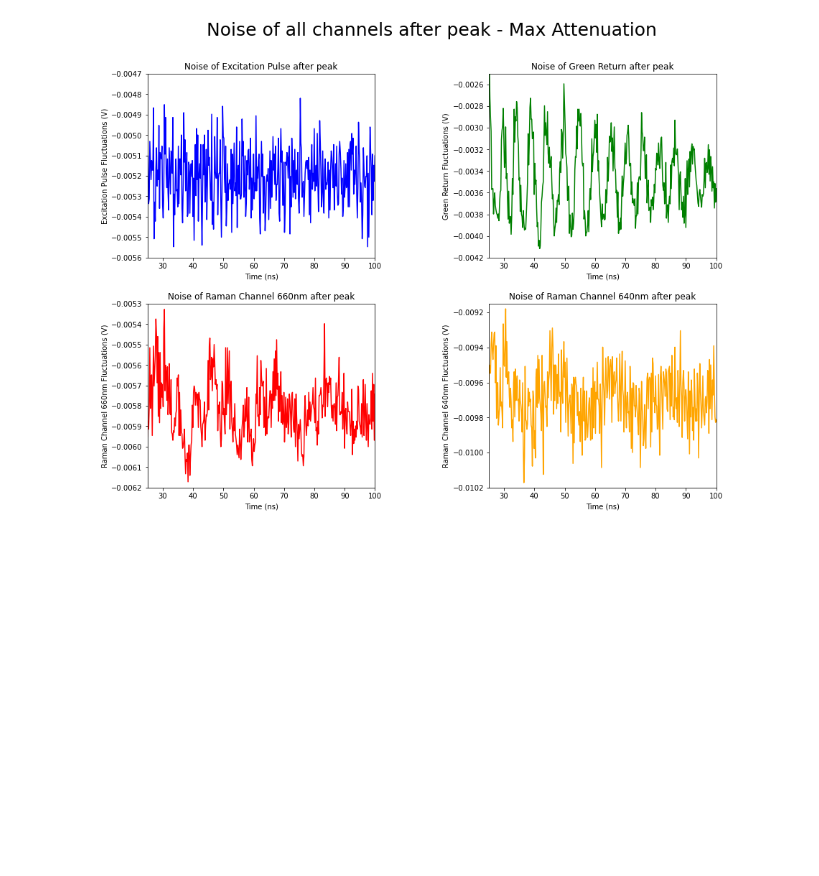
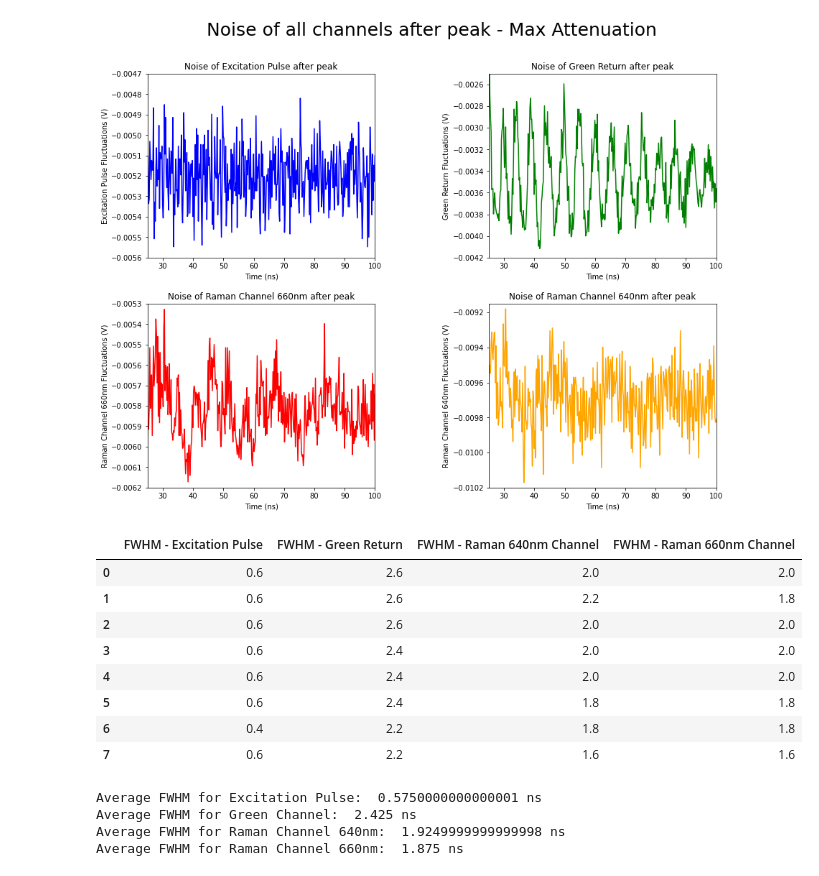
Before and after one commit to Herman1429/Water-Project, a Jupyter notebook: Peak Correlation & basic noise analysis.ipynb, the cells around one changed output. Drawn from its saved outputs; the diff is of its cells as text; code cells hidden in the pictures; blank space fills up the shorter version.

```diff
--- a/Peak Correlation & basic noise analysis.ipynb
+++ b/Peak Correlation & basic noise analysis.ipynb
@@ -227,3 +227,59 @@ plt.subplots_adjust(left=0.1, bottom=0.1, right=1.2, top=0.9, wspace=0.5, hspace
 plt.show()
 # %% [output]
 [figure]
+# %%
+#Code which calculates the FWHM
+def FWHM(X,Y):
+    half_max = max(Y) / 2.
+    #find the full width at half maxima, we choose denominator to be 2
+    #if we want full width at tenth maxima, we choose it to be 10
+    frac = 2
+    d = Y - (max(Y) / frac)
+    #locate and subtract the 2 points in x axis (which is difference in time) for FWHM duration
+    indexes = np.where(d > 0)[0]
+    return abs(X[indexes[-1]] - X[indexes[0]])
+# %%
+#Put all FWHM calculations of each channel and sample into a list
+FWHM_exPulse = []
+FWHM_gReturn = []
+FWHM_r640Return = []
+FWHM_r660Return = []
+
+for i in range(len(split_dataframes)):
+    FWHM_exPulse.append(FWHM(split_dataframes[i].index,split_dataframes[i].Excitation_Pulse))
+    FWHM_gReturn.append(FWHM(split_dataframes[i].index,split_dataframes[i].Green_Return_532nm))
+    FWHM_r640Return.append(FWHM(split_dataframes[i].index,split_dataframes[i].Raman_Channel_Detection_640nm))
+    FWHM_r660Return.append(FWHM(split_dataframes[i].index,split_dataframes[i].Raman_Channel_Detection_660nm))
+# %%
+#Put all above lists into a single list and turn into a dataframe
+FWHM_list = []
+
+FWHM_list.append(FWHM_exPulse)
+FWHM_list.append(FWHM_gReturn)
+FWHM_list.append(FWHM_r640Return)
+FWHM_list.append(FWHM_r660Return)
+
+FWHM_Dataframe = pd.DataFrame(FWHM_list).transpose()
+FWHM_Dataframe.columns = ['FWHM - Excitation Pulse', 'FWHM - Green Return', 'FWHM - Raman 640nm Channel', 'FWHM - Raman 660nm Channel']
+
+FWHM_Dataframe
+# %% [output]
+|  | FWHM - Excitation Pulse | FWHM - Green Return | FWHM - Raman 640nm Channel | FWHM - Raman 660nm Channel |
+| 0 | 0.6 | 2.6 | 2.0 | 2.0 |
+| 1 | 0.6 | 2.6 | 2.2 | 1.8 |
+| 2 | 0.6 | 2.6 | 2.0 | 2.0 |
+| 3 | 0.6 | 2.4 | 2.0 | 2.0 |
+| 4 | 0.6 | 2.4 | 2.0 | 2.0 |
+| 5 | 0.6 | 2.4 | 1.8 | 1.8 |
+| 6 | 0.4 | 2.2 | 1.8 | 1.8 |
+| 7 | 0.6 | 2.2 | 1.6 | 1.6 |
+# %%
+print('Average FWHM for Excitation Pulse: ',np.average(FWHM_exPulse),'ns')
+print('Average FWHM for Green Channel: ',np.average(FWHM_gReturn),'ns')
+print('Average FWHM for Raman Channel 640nm: ',np.average(FWHM_r640Return),'ns')
+print('Average FWHM for Raman Channel 660nm: ',np.average(FWHM_r660Return),'ns')
+# %% [output]
+Average FWHM for Excitation Pulse:  0.5750000000000001 ns
+Average FWHM for Green Channel:  2.425 ns
+Average FWHM for Raman Channel 640nm:  1.9249999999999998 ns
+Average FWHM for Raman Channel 660nm:  1.875 ns
```
Also changed, not shown: parts of 1 cell of this notebook, 3 other files.
